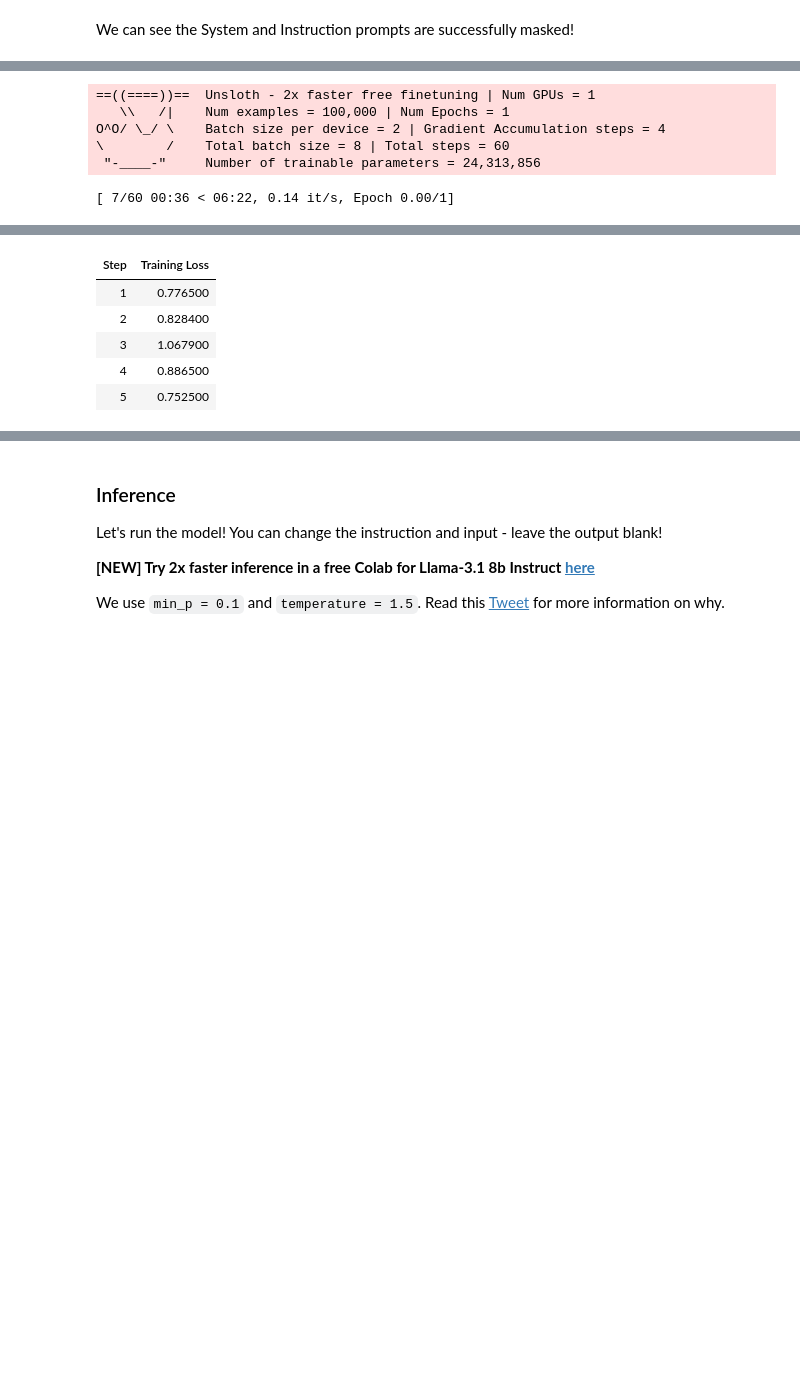
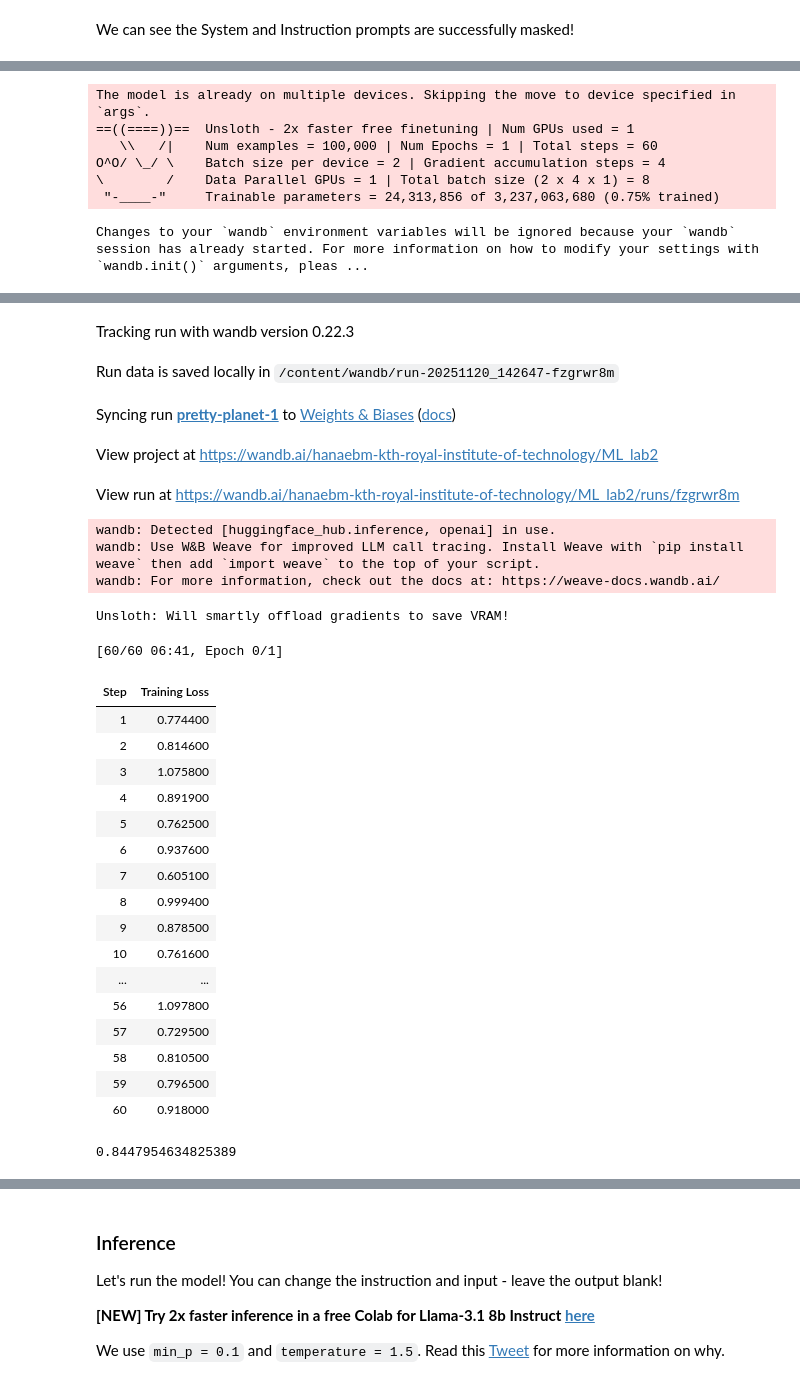
Before and after one commit to hanaeBM/ML_lab2, a Jupyter notebook: Llama_3_2_1B+3B_Conversational_+_2x_faster_finetuning.ipynb, the cells around one changed output, grey strips where cells are left out. Saved outputs shown, nothing was run; the diff lists cells and outputs as text; code cells hidden in the pictures; blank space fills up the shorter version.

```diff
--- a/Llama_3_2_1B+3B_Conversational_+_2x_faster_finetuning.ipynb
+++ b/Llama_3_2_1B+3B_Conversational_+_2x_faster_finetuning.ipynb
@@ -61,6 +61,6 @@ model, tokenizer = FastLanguageModel.from_pretrained(
     max_seq_length = max_seq_length,
     dtype = dtype,
     load_in_4bit = load_in_4bit,
-    # token = "hf_...", # use one if using gated models like meta-llama/Llama-2-7b-hf
+    token = hf_token, # use one if using gated models like meta-llama/Llama-2-7b-hf
 )
 # %% [output]
@@ -189,8 +230,8 @@ trainer = SFTTrainer(
         weight_decay = 0.01,
         lr_scheduler_type = "linear",
         seed = 3407,
-        output_dir = "outputs",
-        report_to = "none", # Use this for WandB etc
+        output_dir = "/content/drive/MyDrive/ML_lab2/output",
+        report_to = "wandb", # Use this for WandB etc
         save_strategy = "steps",
         save_steps = 10,
         save_total_limit = 3,
@@ -231,9 +272,10 @@ GPU = Tesla T4. Max memory = 14.741 GB.
 # %%
-trainer_stats = trainer.train()
+trainer_stats=trainer.train("content/Drive/MyDrive/ML_lab2/output")
 # %% [output]
-==((====))==  Unsloth - 2x faster free finetuning | Num GPUs = 1
-   \\   /|    Num examples = 100,000 | Num Epochs = 1
-O^O/ \_/ \    Batch size per device = 2 | Gradient Accumulation steps = 4
-\        /    Total batch size = 8 | Total steps = 60
- "-____-"     Number of trainable parameters = 24,313,856
+The model is already on multiple devices. Skipping the move to device specified in `args`.
+==((====))==  Unsloth - 2x faster free finetuning | Num GPUs used = 1
+   \\   /|    Num examples = 100,000 | Num Epochs = 1 | Total steps = 60
+O^O/ \_/ \    Batch size per device = 2 | Gradient accumulation steps = 4
+\        /    Data Parallel GPUs = 1 | Total batch size (2 x 4 x 1) = 8
+ "-____-"     Trainable parameters = 24,313,856 of 3,237,063,680 (0.75% trained)
-[ 7/60 00:36 < 06:22, 0.14 it/s, Epoch 0.00/1]
+Changes to your `wandb` environment variables will be ignored because your `wandb` session has already started. For more information on how to modify your settings with `wandb.init()` arguments, pleas ...
@@ -240,9 +283,34 @@ O^O/ \_/ \    Batch size per device = 2 | Gradient Accumulation steps = 4
+Tracking run with wandb version 0.22.3
+Run data is saved locally in /content/wandb/run-20251120_142647-fzgrwr8m
+Syncing run pretty-planet-1 to Weights & Biases (docs)
+View project at https://wandb.ai/hanaebm-kth-royal-institute-of-technology/ML_lab2
+View run at https://wandb.ai/hanaebm-kth-royal-institute-of-technology/ML_lab2/runs/fzgrwr8m
+wandb: Detected [huggingface_hub.inference, openai] in use.
+wandb: Use W&B Weave for improved LLM call tracing. Install Weave with `pip install weave` then add `import weave` to the top of your script.
+wandb: For more information, check out the docs at: https://weave-docs.wandb.ai/
+Unsloth: Will smartly offload gradients to save VRAM!
+[60/60 06:41, Epoch 0/1]
 | Step | Training Loss |
-| 1 | 0.776500 |
-| 2 | 0.828400 |
-| 3 | 1.067900 |
-| 4 | 0.886500 |
-| 5 | 0.752500 |
+| 1 | 0.774400 |
+| 2 | 0.814600 |
+| 3 | 1.075800 |
+| 4 | 0.891900 |
+| 5 | 0.762500 |
+| 6 | 0.937600 |
+| 7 | 0.605100 |
+| 8 | 0.999400 |
+| 9 | 0.878500 |
+| 10 | 0.761600 |
+| ... | ... |
+| 56 | 1.097800 |
+| 57 | 0.729500 |
+| 58 | 0.810500 |
+| 59 | 0.796500 |
+| 60 | 0.918000 |
+# %%
+print(trainer_stats.metrics["train_loss"])
+# %% [output]
+0.8447954634825389
 # %%
 #@title Show final memory and time stats
 used_memory = round(torch.cuda.max_memory_reserved() / 1024 / 1024 / 1024, 3)
```
Also changed, not shown: parts of 17 cells of this notebook.
